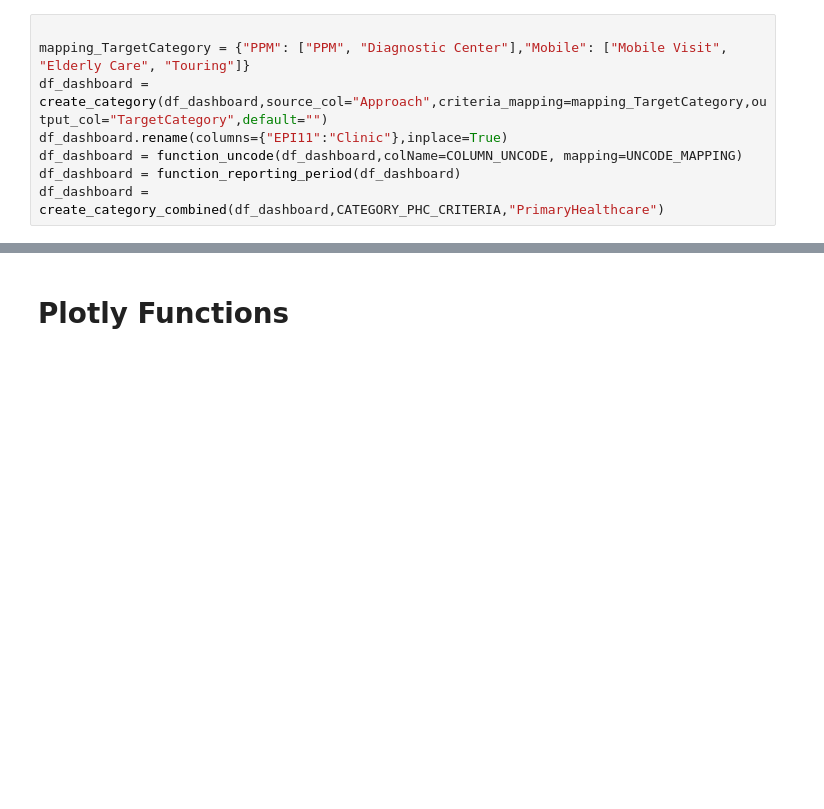
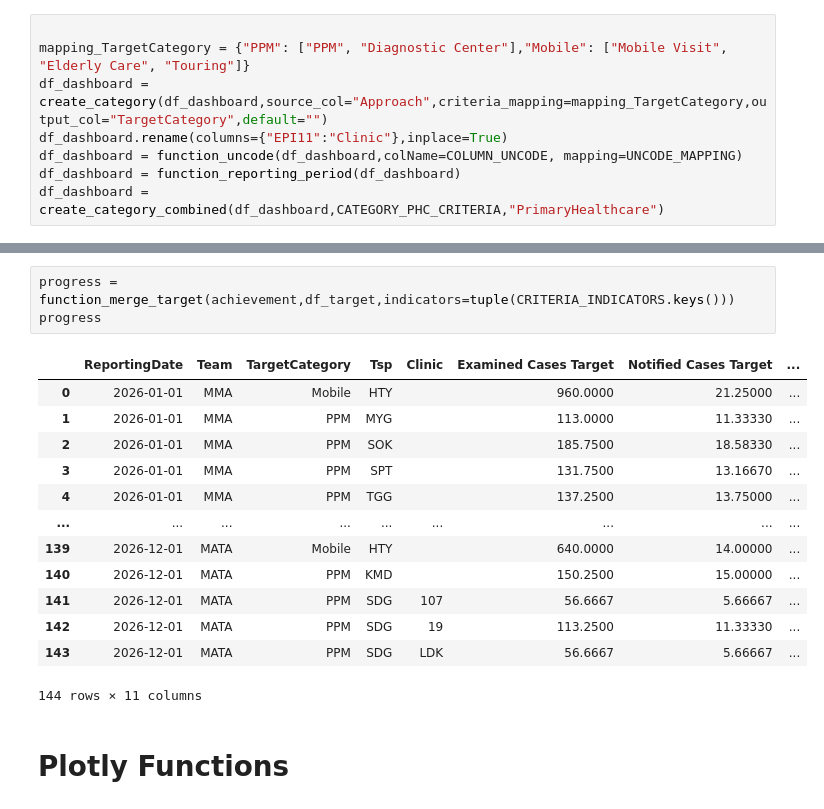
Before and after one commit to toepyaesone/YGNTBPROJECT, a Jupyter notebook: PythonDashboardPloty_260902.ipynb, the cells around one changed output, grey strips where cells are left out. Drawn from its saved outputs; the diff is of its cells as text; blank space fills up the shorter version.

```diff
--- a/PythonDashboardPloty_260902.ipynb
+++ b/PythonDashboardPloty_260902.ipynb
@@ -344,3 +361,20 @@ df_dashboard = create_category_combined(df_dashboard,CATEGORY_PHC_CRITERIA,"Prim
+# %%
+progress = function_merge_target(achievement,df_target,indicators=tuple(CRITERIA_INDICATORS.keys()))
+progress
+# %% [output]
+|  | ReportingDate | Team | TargetCategory | Tsp | Clinic | Examined Cases Target | Notified Cases Target | ... |
+| 0 | 2026-01-01 | MMA | Mobile | HTY |  | 960.0000 | 21.25000 | ... |
+| 1 | 2026-01-01 | MMA | PPM | MYG |  | 113.0000 | 11.33330 | ... |
+| 2 | 2026-01-01 | MMA | PPM | SOK |  | 185.7500 | 18.58330 | ... |
+| 3 | 2026-01-01 | MMA | PPM | SPT |  | 131.7500 | 13.16670 | ... |
+| 4 | 2026-01-01 | MMA | PPM | TGG |  | 137.2500 | 13.75000 | ... |
+| ... | ... | ... | ... | ... | ... | ... | ... | ... |
+| 139 | 2026-12-01 | MATA | Mobile | HTY |  | 640.0000 | 14.00000 | ... |
+| 140 | 2026-12-01 | MATA | PPM | KMD |  | 150.2500 | 15.00000 | ... |
+| 141 | 2026-12-01 | MATA | PPM | SDG | 107 | 56.6667 | 5.66667 | ... |
+| 142 | 2026-12-01 | MATA | PPM | SDG | 19 | 113.2500 | 11.33330 | ... |
+| 143 | 2026-12-01 | MATA | PPM | SDG | LDK | 56.6667 | 5.66667 | ... |
+144 rows × 11 columns
 # %% [markdown]
 # Plotly Functions
 # %% [markdown]
```
Also changed, not shown: parts of 1 cell of this notebook.
